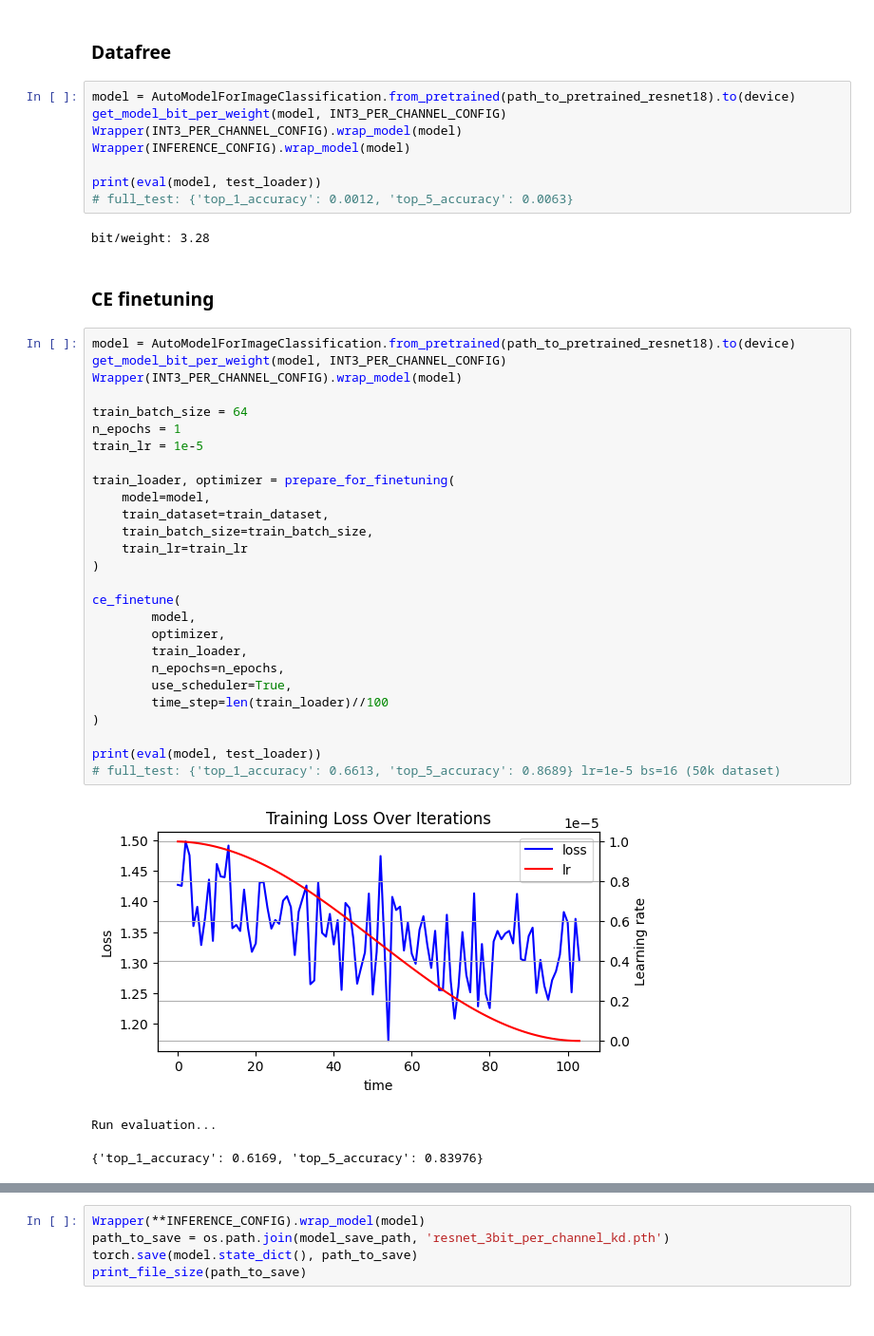
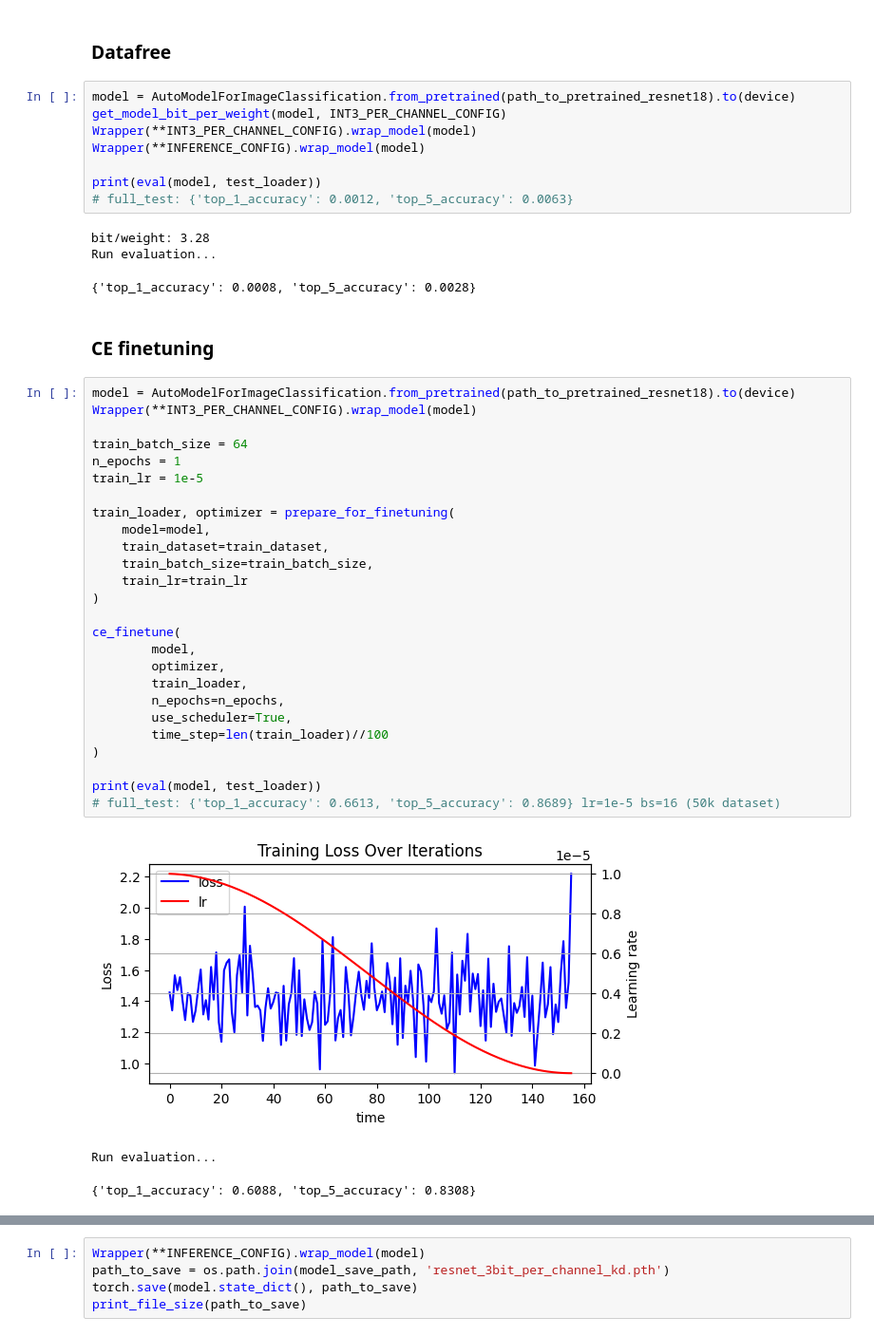
Before and after one commit to MiShutov/QuantizationBasics, a Jupyter notebook: scalar_quantization.ipynb, the cells around one changed output, grey strips where cells are left out. Shown at 95% size. Saved outputs shown, nothing was run; the diff lists cells and outputs as text.

```diff
--- a/scalar_quantization.ipynb
+++ b/scalar_quantization.ipynb
@@ -253,44 +260,45 @@ from resources.wrap_configs import (INT3_PER_CHANNEL_CONFIG,
 # %%
 model = AutoModelForImageClassification.from_pretrained(path_to_pretrained_resnet18).to(device)
 get_model_bit_per_weight(model, INT3_PER_CHANNEL_CONFIG)
-Wrapper(INT3_PER_CHANNEL_CONFIG).wrap_model(model)
-Wrapper(INFERENCE_CONFIG).wrap_model(model)
+Wrapper(**INT3_PER_CHANNEL_CONFIG).wrap_model(model)
+Wrapper(**INFERENCE_CONFIG).wrap_model(model)
 
 print(eval(model, test_loader))
 # full_test: {'top_1_accuracy': 0.0012, 'top_5_accuracy': 0.0063}
 # %% [output]
 bit/weight: 3.28
+Run evaluation...
+{'top_1_accuracy': 0.0008, 'top_5_accuracy': 0.0028}
 # %% [markdown]
 ### CE finetuning
 # %%
 model = AutoModelForImageClassification.from_pretrained(path_to_pretrained_resnet18).to(device)
-get_model_bit_per_weight(model, INT3_PER_CHANNEL_CONFIG)
-Wrapper(INT3_PER_CHANNEL_CONFIG).wrap_model(model)
+Wrapper(**INT3_PER_CHANNEL_CONFIG).wrap_model(model)
 
 train_batch_size = 64
 n_epochs = 1
 train_lr = 1e-5
 
 train_loader, optimizer = prepare_for_finetuning(
 	model=model,
 	train_dataset=train_dataset,
 	train_batch_size=train_batch_size,
 	train_lr=train_lr
 )
 
 ce_finetune(
         model,
         optimizer,
         train_loader,
         n_epochs=n_epochs,
         use_scheduler=True,
         time_step=len(train_loader)//100
 )
 
 print(eval(model, test_loader))
 # full_test: {'top_1_accuracy': 0.6613, 'top_5_accuracy': 0.8689} lr=1e-5 bs=16 (50k dataset)
 # %% [output]
-[figure, old version]
+[figure, new version]
 Run evaluation...
-{'top_1_accuracy': 0.6169, 'top_5_accuracy': 0.83976}
+{'top_1_accuracy': 0.6088, 'top_5_accuracy': 0.8308}
 # %% [markdown]
```
Also changed, not shown: parts of 18 cells of this notebook.
